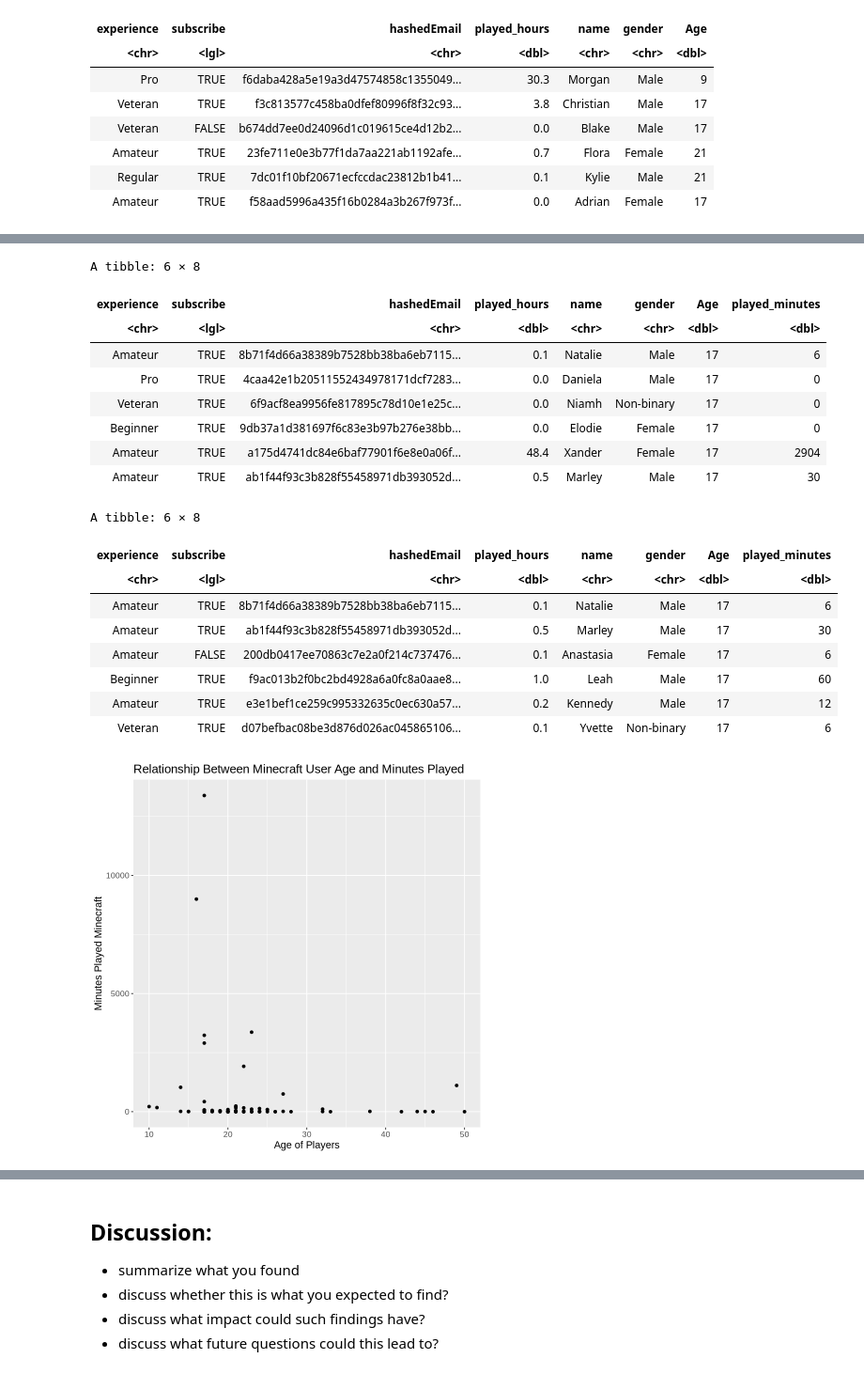
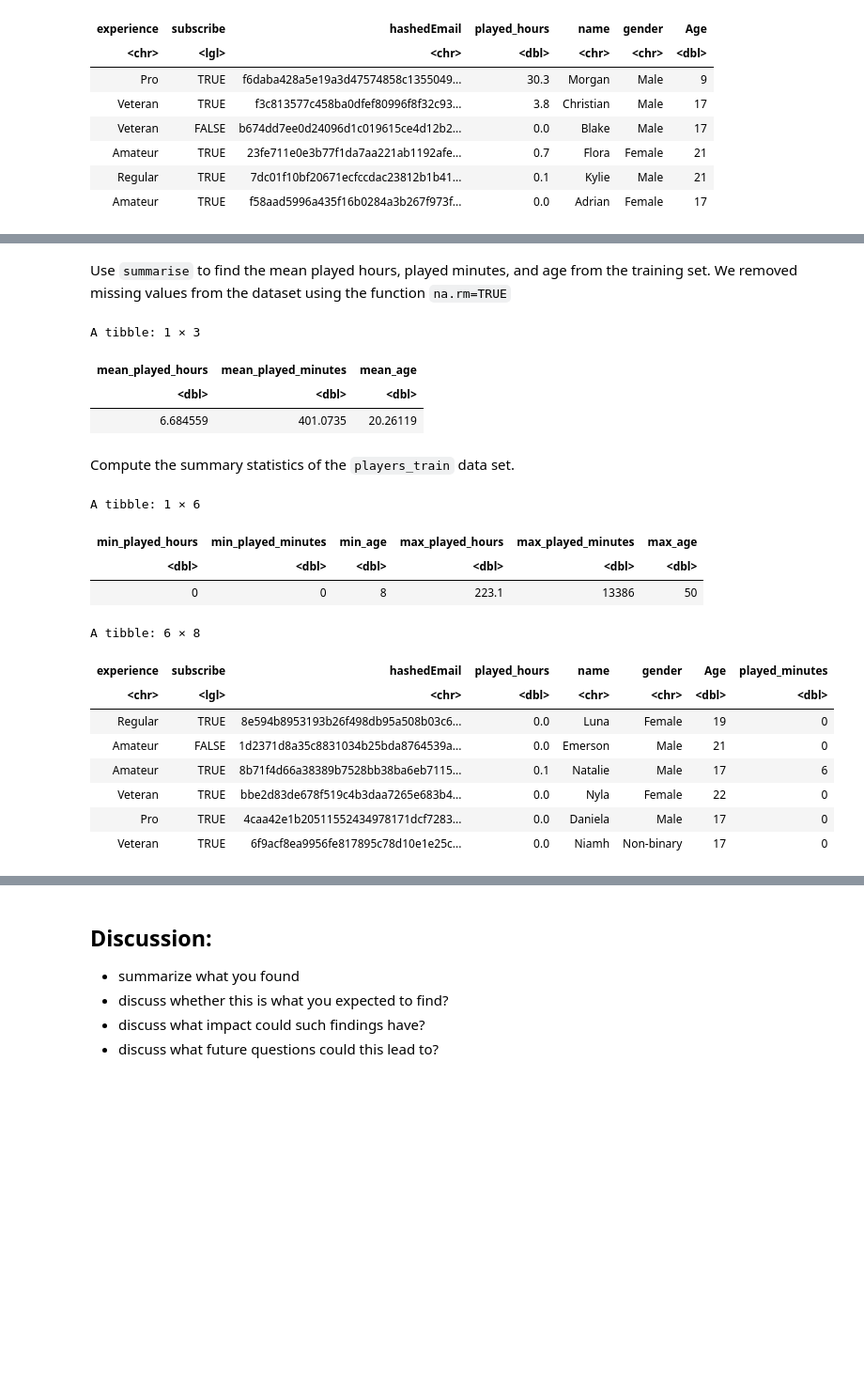
Before and after one commit to vghappy/minecraft_gameplay, a Jupyter notebook: Group Project.ipynb, the cells around one changed output, grey strips where cells are left out. Shown at 94% size. Drawn from its saved outputs; the diff is of its cells as text; code cells hidden in the pictures; blank space fills up the shorter version.

```diff
--- a/Group Project.ipynb
+++ b/Group Project.ipynb
@@ -107,19 +123,9 @@ A tibble: 6 × 7
+# %%
+players<- players|>
+mutate(played_minutes= (played_hours*60))
 # %%
-mean_values<- players_train|>
-summarise(
-    mean_played_hours= mean(played_hours, na.rm=TRUE),
-    mean_age= mean(Age, na.rm=TRUE))
-mean_values
 
-players_train <- players_train|>
-mutate(played_minutes= (played_hours*60))
-
-Summary_statistics_players <- players_train|>
-summarise(
-    min_played_hours= min(played_hours, na.rm=TRUE),
-    min_played_minutes= min(played_minutes, na.rm=TRUE),
-    min_age= min(Age, na.rm=TRUE),
-    max_played_hours= max(played_hours, na.rm=TRUE),
-    max_played_minutes=max(played_minutes, na.rm=TRUE),
-   max_age= max(Age, na.rm=TRUE))
-Summary_statistics_players
+set.seed(123)
+players_split<- initial_split(players, prop=0.70, strata= played_minutes)
+players_train<- training(players_split)
+players_test<- testing(players_split)
@@ -135,28 +139,45 @@ A tibble: 1 × 6
+# %% [markdown]
+Use `summarise` to find the mean played hours, played minutes, and age from the training set. We removed missing values from the dataset using the function `na.rm=TRUE`
+# %%
+mean_values<- players_train|>
+summarise(
+    mean_played_hours= mean(played_hours, na.rm=TRUE),
+    mean_played_minutes=mean(played_minutes, na.rm=TRUE),
+    mean_age= mean(Age, na.rm=TRUE))
+mean_values
+# %% [output]
+A tibble: 1 × 3
+| mean_played_hours | mean_played_minutes | mean_age |
+| <dbl> | <dbl> | <dbl> |
+| 6.684559 | 401.0735 | 20.26119 |
+# %% [markdown]
+Compute the summary statistics of the `players_train` data set.
+# %%
+Summary_statistics_players <- players_train|>
+summarise(
+    min_played_hours= min(played_hours, na.rm=TRUE),
+    min_played_minutes= min(played_minutes, na.rm=TRUE),
+    min_age= min(Age, na.rm=TRUE),
+    max_played_hours= max(played_hours, na.rm=TRUE),
+    max_played_minutes=max(played_minutes, na.rm=TRUE),
+   max_age= max(Age, na.rm=TRUE))
+Summary_statistics_players
+# %% [output]
+A tibble: 1 × 6
+| min_played_hours | min_played_minutes | min_age | max_played_hours | max_played_minutes | max_age |
+| <dbl> | <dbl> | <dbl> | <dbl> | <dbl> | <dbl> |
+| 0 | 0 | 8 | 223.1 | 13386 | 50 |
 # %%
 players_train<- players_train|>
-drop_na(Age, played_hours)
+drop_na(Age, played_hours, played_minutes)
 head(players_train)
-
-
-player_filtered<- filter(players_train, Age<30, played_hours>0 & played_hours<10)
-head(player_filtered)
 # %% [output]
 A tibble: 6 × 8
 | experience | subscribe | hashedEmail | played_hours | name | gender | Age | played_minutes |
 | <chr> | <lgl> | <chr> | <dbl> | <chr> | <chr> | <dbl> | <dbl> |
+| Regular | TRUE | 8e594b8953193b26f498db95a508b03c6... | 0.0 | Luna | Female | 19 | 0 |
+| Amateur | FALSE | 1d2371d8a35c8831034b25bda8764539a... | 0.0 | Emerson | Male | 21 | 0 |
 | Amateur | TRUE | 8b71f4d66a38389b7528bb38ba6eb7115... | 0.1 | Natalie | Male | 17 | 6 |
+| Veteran | TRUE | bbe2d83de678f519c4b3daa7265e683b4... | 0.0 | Nyla | Female | 22 | 0 |
 | Pro | TRUE | 4caa42e1b20511552434978171dcf7283... | 0.0 | Daniela | Male | 17 | 0 |
 | Veteran | TRUE | 6f9acf8ea9956fe817895c78d10e1e25c... | 0.0 | Niamh | Non-binary | 17 | 0 |
-| Beginner | TRUE | 9db37a1d381697f6c83e3b97b276e38bb... | 0.0 | Elodie | Female | 17 | 0 |
-| Amateur | TRUE | a175d4741dc84e6baf77901f6e8e0a06f... | 48.4 | Xander | Female | 17 | 2904 |
-| Amateur | TRUE | ab1f44f93c3b828f55458971db393052d... | 0.5 | Marley | Male | 17 | 30 |
-A tibble: 6 × 8
-| experience | subscribe | hashedEmail | played_hours | name | gender | Age | played_minutes |
-| <chr> | <lgl> | <chr> | <dbl> | <chr> | <chr> | <dbl> | <dbl> |
-| Amateur | TRUE | 8b71f4d66a38389b7528bb38ba6eb7115... | 0.1 | Natalie | Male | 17 | 6 |
-| Amateur | TRUE | ab1f44f93c3b828f55458971db393052d... | 0.5 | Marley | Male | 17 | 30 |
-| Amateur | FALSE | 200db0417ee70863c7e2a0f214c737476... | 0.1 | Anastasia | Female | 17 | 6 |
-| Beginner | TRUE | f9ac013b2f0bc2bd4928a6a0fc8a0aae8... | 1.0 | Leah | Male | 17 | 60 |
-| Amateur | TRUE | e3e1bef1ce259c995332635c0ec630a57... | 0.2 | Kennedy | Male | 17 | 12 |
-| Veteran | TRUE | d07befbac08be3d876d026ac045865106... | 0.1 | Yvette | Non-binary | 17 | 6 |
-[figure, removed]
```
Also changed, not shown: parts of 28 cells of this notebook.
